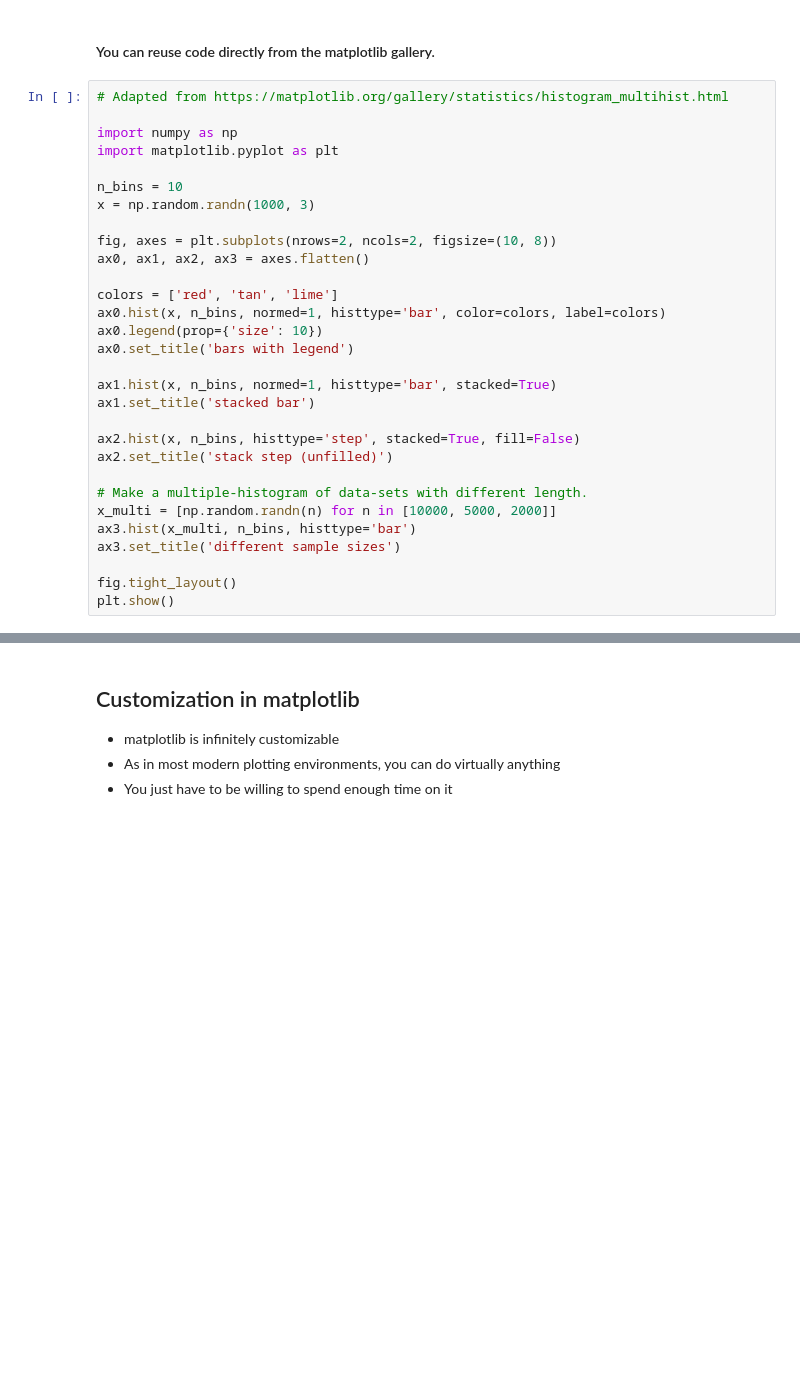
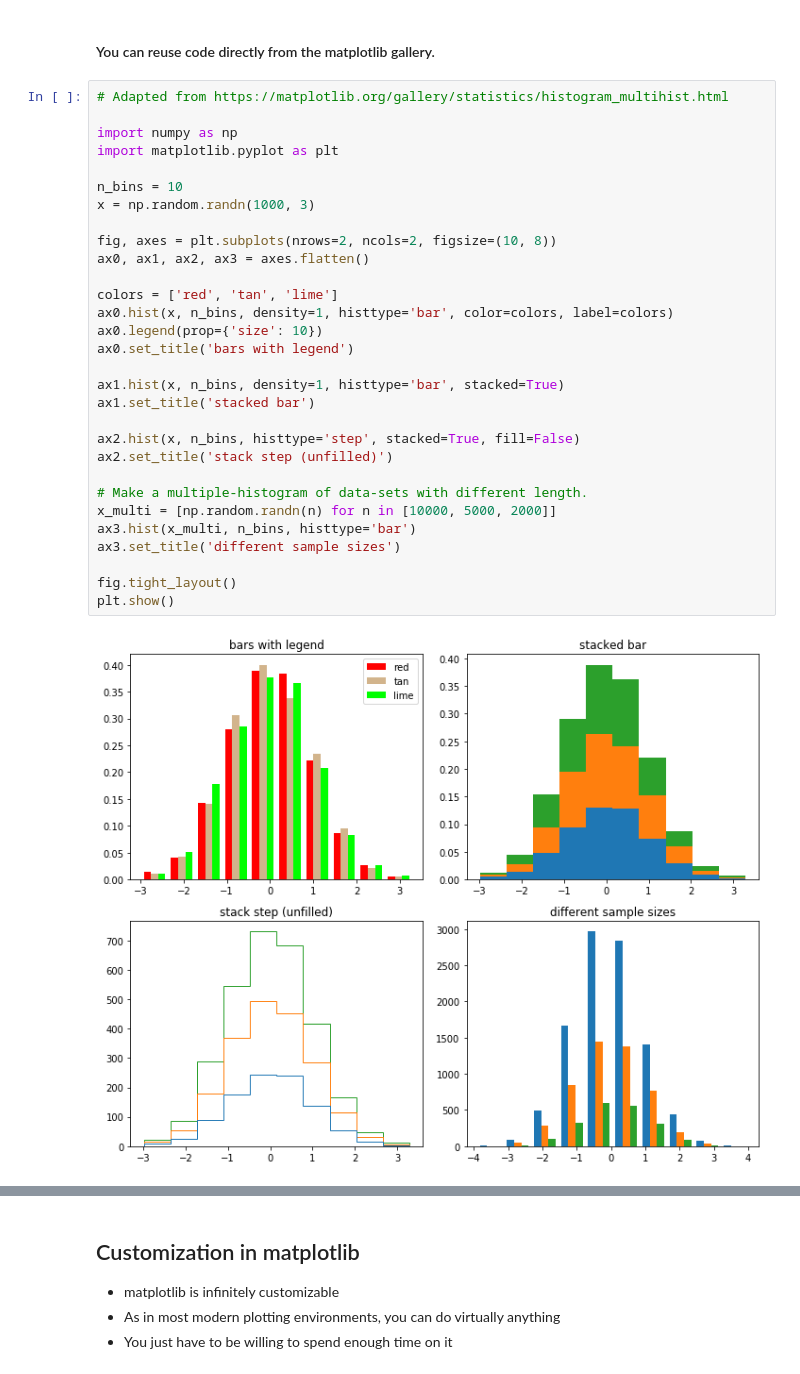
Before and after one commit to neuro-data-science/neuroviz, a Jupyter notebook: notebooks/introductory_2d.ipynb, the cells around one changed output, grey strips where cells are left out. Cells and saved outputs as stored; diff of their text form; blank space fills up the shorter version.

```diff
--- a/notebooks/introductory_2d.ipynb
+++ b/notebooks/introductory_2d.ipynb
@@ -148,33 +190,35 @@ plt.legend(['Male', 'Female']);
 # %%
 # Adapted from https://matplotlib.org/gallery/statistics/histogram_multihist.html
 
 import numpy as np
 import matplotlib.pyplot as plt
 
 n_bins = 10
 x = np.random.randn(1000, 3)
 
 fig, axes = plt.subplots(nrows=2, ncols=2, figsize=(10, 8))
 ax0, ax1, ax2, ax3 = axes.flatten()
 
 colors = ['red', 'tan', 'lime']
-ax0.hist(x, n_bins, normed=1, histtype='bar', color=colors, label=colors)
+ax0.hist(x, n_bins, density=1, histtype='bar', color=colors, label=colors)
 ax0.legend(prop={'size': 10})
 ax0.set_title('bars with legend')
 
-ax1.hist(x, n_bins, normed=1, histtype='bar', stacked=True)
+ax1.hist(x, n_bins, density=1, histtype='bar', stacked=True)
 ax1.set_title('stacked bar')
 
 ax2.hist(x, n_bins, histtype='step', stacked=True, fill=False)
 ax2.set_title('stack step (unfilled)')
 
 # Make a multiple-histogram of data-sets with different length.
 x_multi = [np.random.randn(n) for n in [10000, 5000, 2000]]
 ax3.hist(x_multi, n_bins, histtype='bar')
 ax3.set_title('different sample sizes')
 
 fig.tight_layout()
 plt.show()
+# %% [output]
+[figure, added]
 # %%
 # Adapted from https://matplotlib.org/gallery/lines_bars_and_markers/cohere.html
 
```
Also changed, not shown: parts of 26 cells of this notebook.
